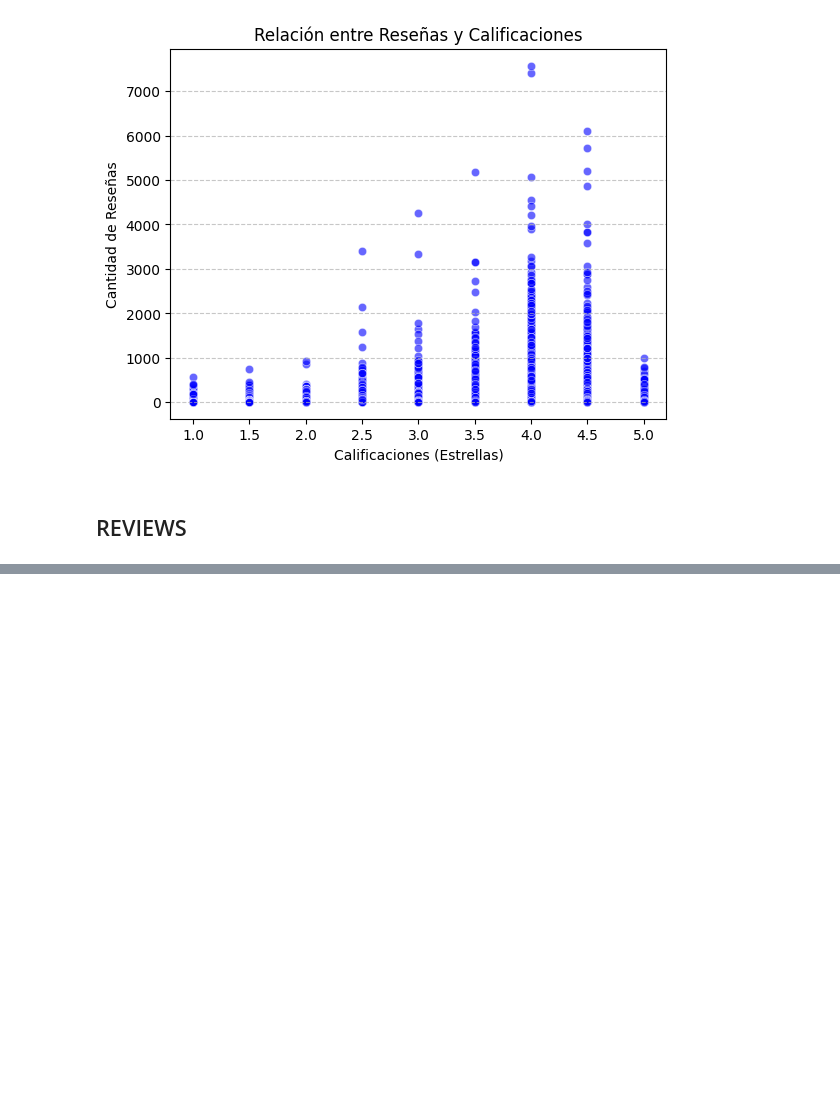
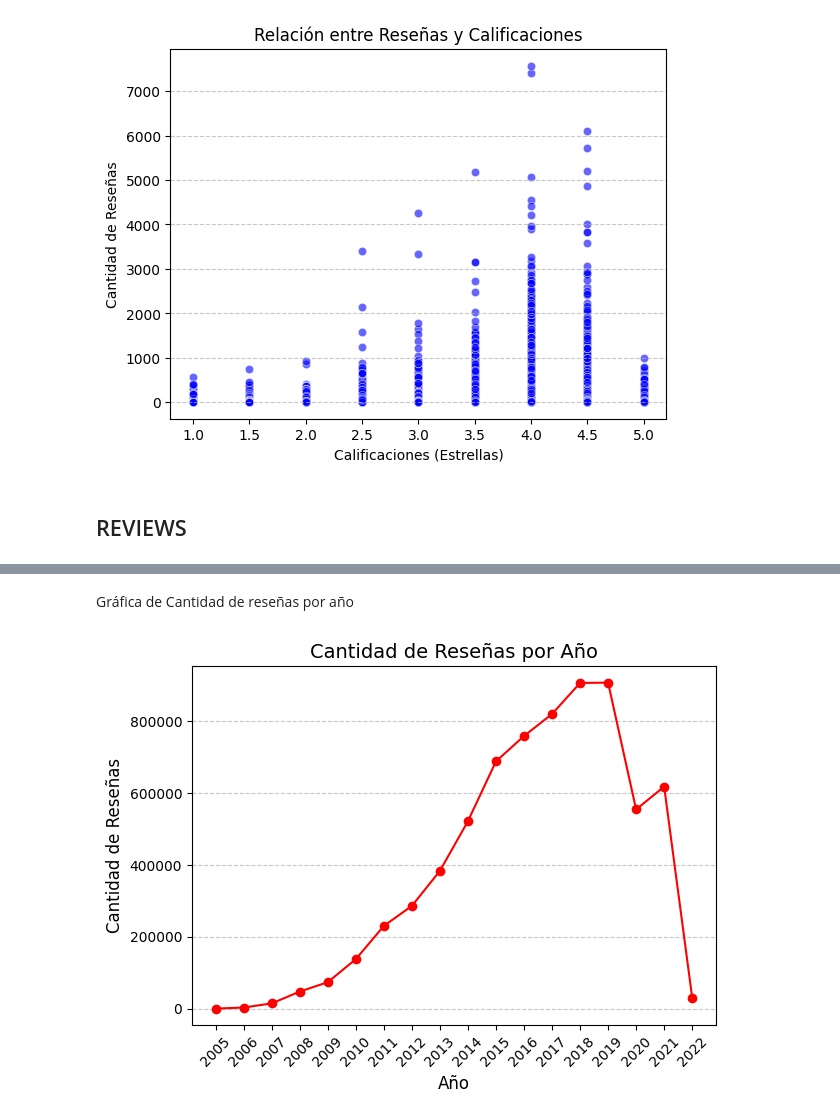
Before and after one commit to SDCaFlo/datapt11_pf_grupo02, a Jupyter notebook: EDA.ipynb, the cells around one changed output, grey strips where cells are left out. Cells and saved outputs as stored; diff of their text form; code cells hidden in the pictures; blank space fills up the shorter version.

```diff
--- a/EDA.ipynb
+++ b/EDA.ipynb
@@ -312,0 +324,10 @@ plt.show()
+# %%
+#Tendencia de reviews por años
+# Crear una columna con el año
+df_review['year'] = df_review['date'].dt.year
+# Agrupar por año y contar la cantidad de reseñas
+reviews_per_year = df_review.groupby('year').size().reset_index(name='review_count')
+
+# Ordenar por año (opcional)
+reviews_per_year = reviews_per_year.sort_values('year')
+print(reviews_per_year)
@@ -312,0 +354,20 @@ plt.show()
+# %% [markdown]
+Gráfica de Cantidad de reseñas por año
+# %%
+# Convertir la columna 'year' a enteros
+reviews_per_year['year'] = reviews_per_year['year'].astype(int)
+
+# Crear el gráfico de líneas con matplotlib
+#plt.figure(figsize=(10, 6))
+plt.plot(reviews_per_year['year'], reviews_per_year['review_count'], marker='o', color='r')
+# Personalización
+plt.title('Cantidad de Reseñas por Año', fontsize=14)
+plt.xlabel('Año', fontsize=12)
+plt.ylabel('Cantidad de Reseñas', fontsize=12)
+plt.xticks(reviews_per_year['year'], rotation=45)
+plt.grid(axis='y', linestyle='--', alpha=0.7)
+plt.tight_layout()
+# Mostrar el gráfico
+plt.show()
+# %% [output]
+[figure, added]
```
Also changed, not shown: parts of 8 cells of this notebook.
